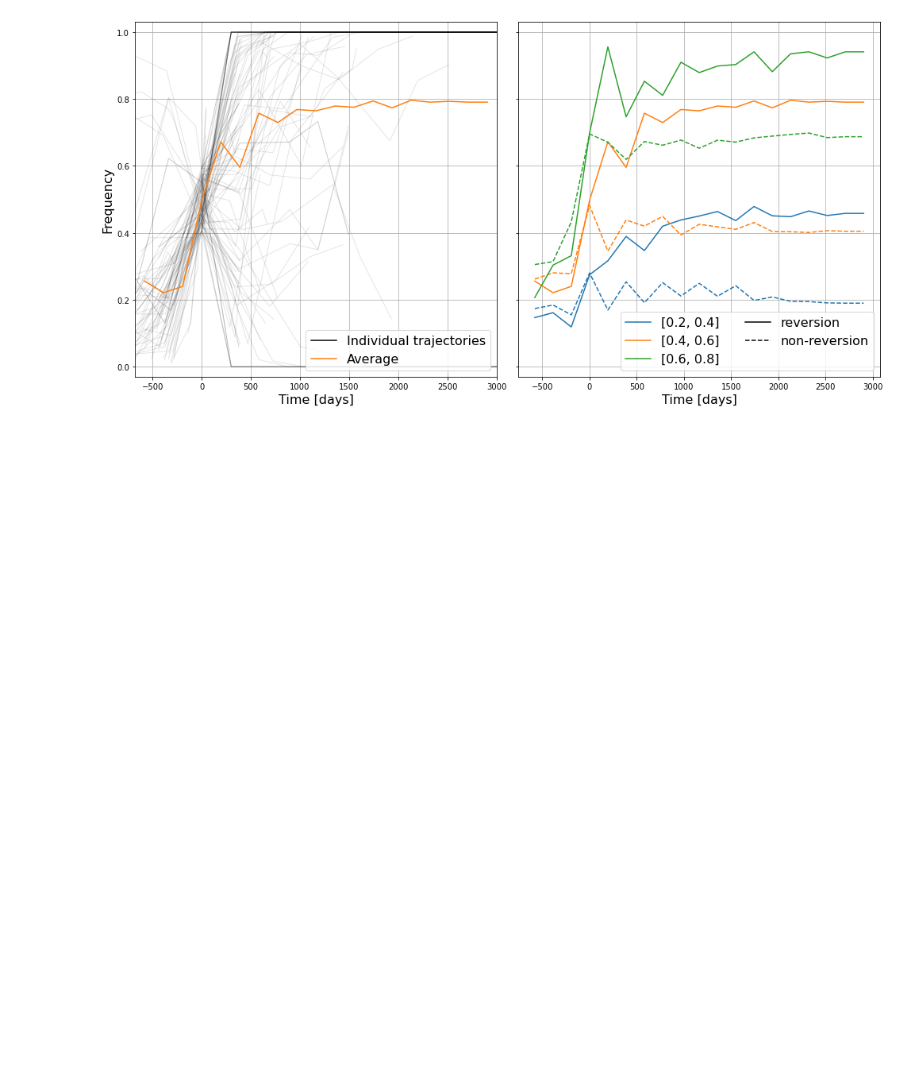
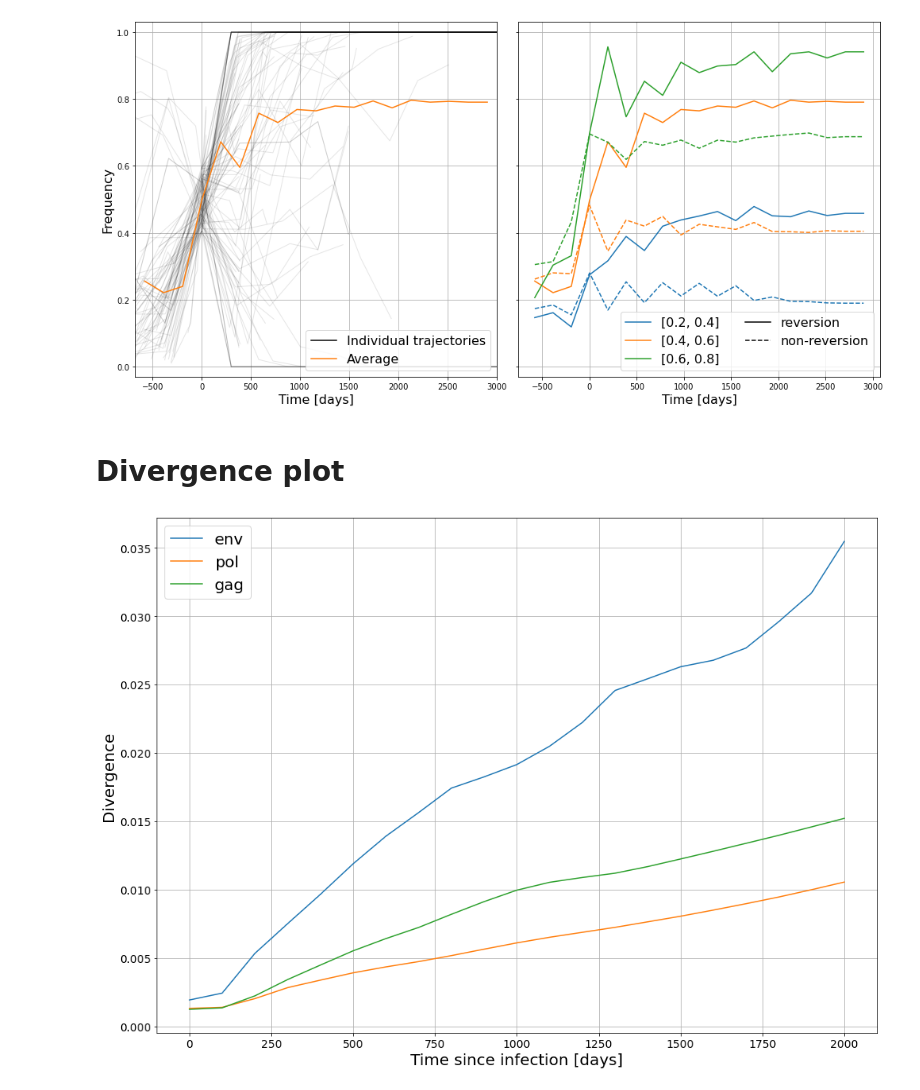
Before and after one commit to neherlab/HIVEVO_recombination, a Jupyter notebook: notebooks/DEHV talk/Talk figures.ipynb, the cells around one changed output. Saved outputs shown, nothing was run; the diff lists cells and outputs as text; code cells hidden in the pictures; blank space fills up the shorter version.

Commit message:
Divergence figures

```diff
--- a/notebooks/DEHV talk/Talk figures.ipynb
+++ b/notebooks/DEHV talk/Talk figures.ipynb
@@ -15,3 +16,8 @@ from proba_fix import get_proba_fix
+# %%
+figsize = (14, 10)
+fontsize = 20
+tick_fontsize=14
+colors = ["C0", "C1", "C2", "C3", "C4", "C5", "C6", "C7", "C8", "C9"]
 # %% [markdown]
 # Mean in time reversion
 # %%
@@ -109,10 +115,7 @@ trajectories = load_trajectory_dict("../../trajectory_dict")
 times, means, freq_ranges = make_mean_in_time_dict(trajectories)
 trajectories_scheme = get_trajectories_offset(trajectories["all"]["rev"], [0.4, 0.6])
 # %%
-fontsize=16
 grid_alpha = 0.5
-colors = ["C0","C1","C2","C4"]
-markersize=12
 freq_ranges = [[0.2, 0.4], [0.4, 0.6], [0.6, 0.8]]
 regions = ["env","pol","gag"]
 lines = ["-","--"]
@@ -161,3 +164,23 @@ plt.savefig("Reversion_PAC.png", format="png")
 plt.show()
 # %% [output]
 [figure]
+# %% [markdown]
+# Divergence plot
+# %%
+time_average = np.arange(0, 3100, 100)
+divergence_dict = load_divergence_dict("../../divergence_dict_founder")
+# %%
+plt.figure(figsize=(14, 10))
+for ii, region in enumerate(["env","pol","gag"]):
+    plt.plot(time_average[:21], divergence_dict[region]["all"]["all"][:21], '-', color=colors[ii], label=region)
+plt.grid()
+plt.xlabel("Time since infection [days]", fontsize=fontsize)
+plt.ylabel("Divergence", fontsize=fontsize)
+plt.xticks(fontsize=tick_fontsize)
+plt.yticks(fontsize=tick_fontsize)
+plt.legend(fontsize=fontsize)
+plt.tight_layout()
+plt.savefig("Divergence_region.png", format="png")
+plt.show()
+# %% [output]
+[figure, added]
```
Also changed, not shown: parts of 2 cells of this notebook, 2 other files.
